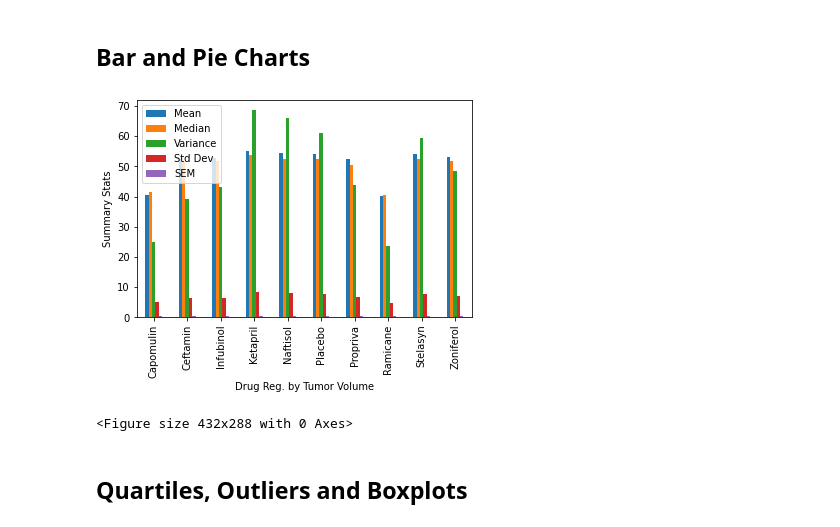
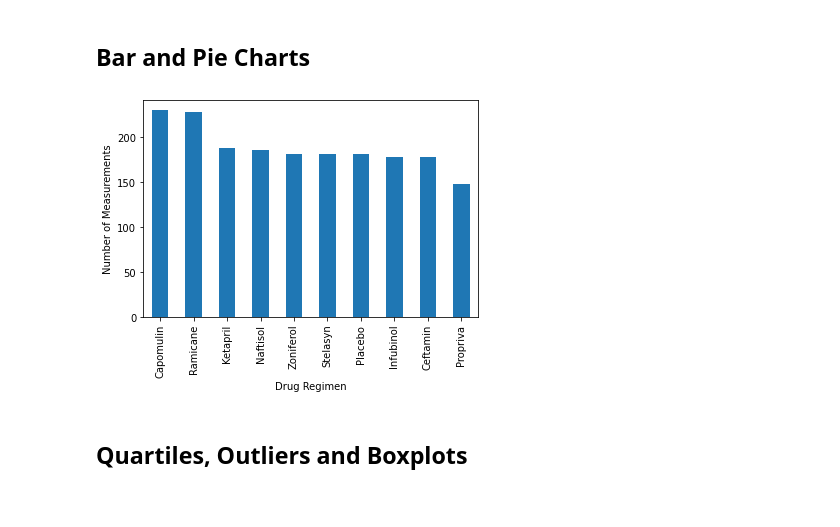
Before and after one commit to thallegacy/matplotlib-challenge, a Jupyter notebook: pymaceuticals_LR.ipynb, the cells around one changed output. Saved outputs shown, nothing was run; the diff lists cells and outputs as text; code cells hidden in the pictures.

Commit message:
Redo bar graph dataframe plot

```diff
--- a/pymaceuticals_LR.ipynb
+++ b/pymaceuticals_LR.ipynb
@@ -134,15 +134,12 @@ drug_data_gb["Tumor Volume (mm3)"].agg(["mean", "median", "var", "std", "sem"]).
 ## Bar and Pie Charts
 # %%
 # Generate a bar plot showing the total number of measurements taken on each drug regimen using pandas.
-tumsum_pd_bar = tumor_vol_sum_stats.plot(kind="bar")
-tumsum_pd_bar.set_xlabel("Drug Reg. by Tumor Volume")
-tumsum_pd_bar.set_ylabel("Summary Stats")
-
+mouse_study_data['Drug Regimen'].value_counts().plot(kind = 'bar')
+plt.xlabel("Drug Regimen")
+plt.ylabel("Number of Measurements")
 plt.show()
-plt.tight_layout()
 # %% [output]
-[figure, old version]
+[figure, new version]
-<Figure size 432x288 with 0 Axes>
 # %%
 # Generate a bar plot showing the total number of measurements taken on each drug regimen using pyplot.
 # %%
```
